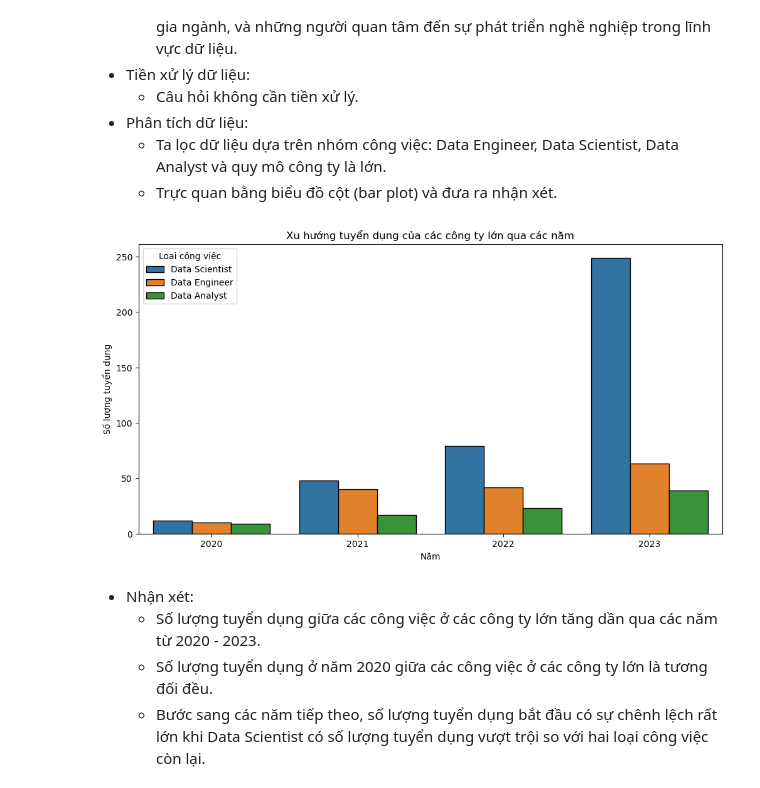
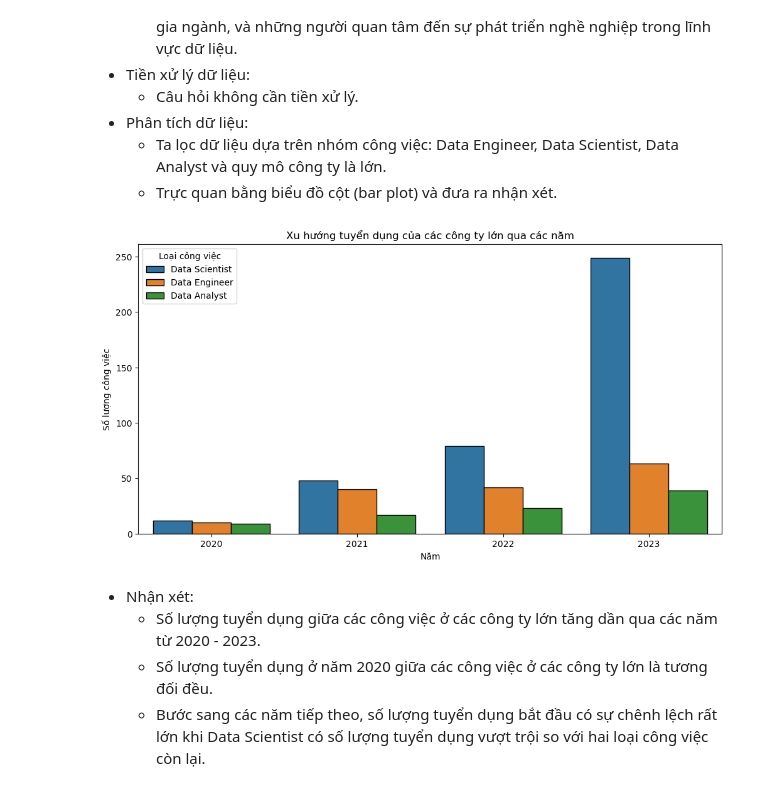
Before and after one commit to HoangNguyen31/P4DS_Final-Project, a Jupyter notebook: Project.ipynb, the cells around one changed output. Cells and saved outputs as stored; diff of their text form; code cells hidden in the pictures.

```diff
--- a/Project.ipynb
+++ b/Project.ipynb
@@ -643,16 +643,16 @@ max_jobs_by_country
 # %%
 df_data_company = df_iso_job.loc[(df_iso_job["job_group"].isin(["Data Engineer", "Data Scientist", "Data Analyst"])) &
                                  (df_iso_job["company_size"] == "L")]
 
 plt.figure(figsize=(12, 6))
 sns.countplot(x="work_year", hue="job_group", data=df_data_company, edgecolor="black")
 plt.title("Xu hướng tuyển dụng của các công ty lớn qua các năm")
 plt.xlabel("Năm")
-plt.ylabel("Số lượng tuyển dụng")
+plt.ylabel("Số lượng công việc")
 plt.legend(title="Loại công việc", loc='upper left')
 plt.show()
 # %% [output]
-[figure, old version]
+[figure, new version]
 # %% [markdown]
 - Nhận xét:
     - Số lượng tuyển dụng giữa các công việc ở các công ty lớn tăng dần qua các năm từ 2020 - 2023.
```
Also changed, not shown: parts of 1 cell of this notebook.
